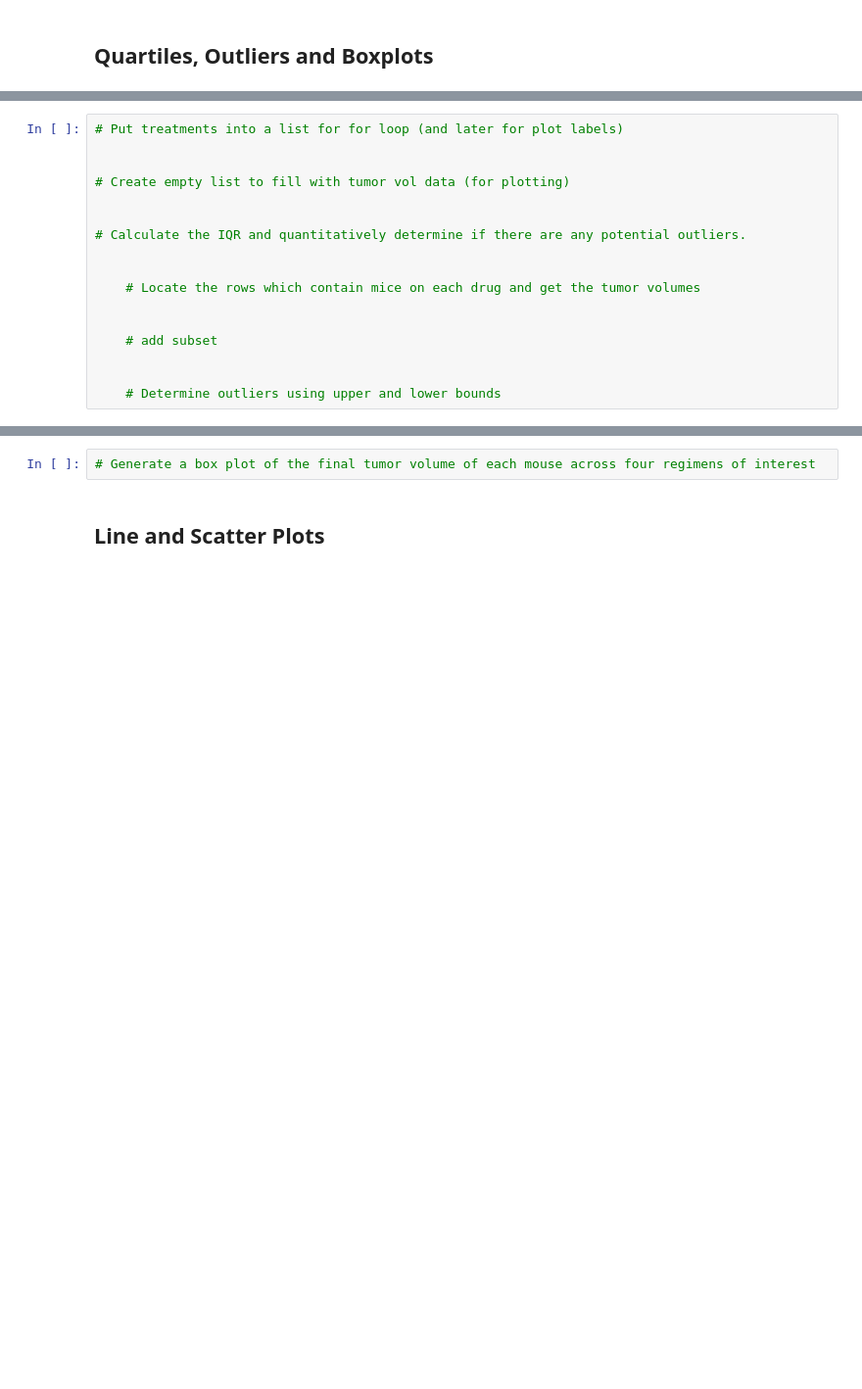
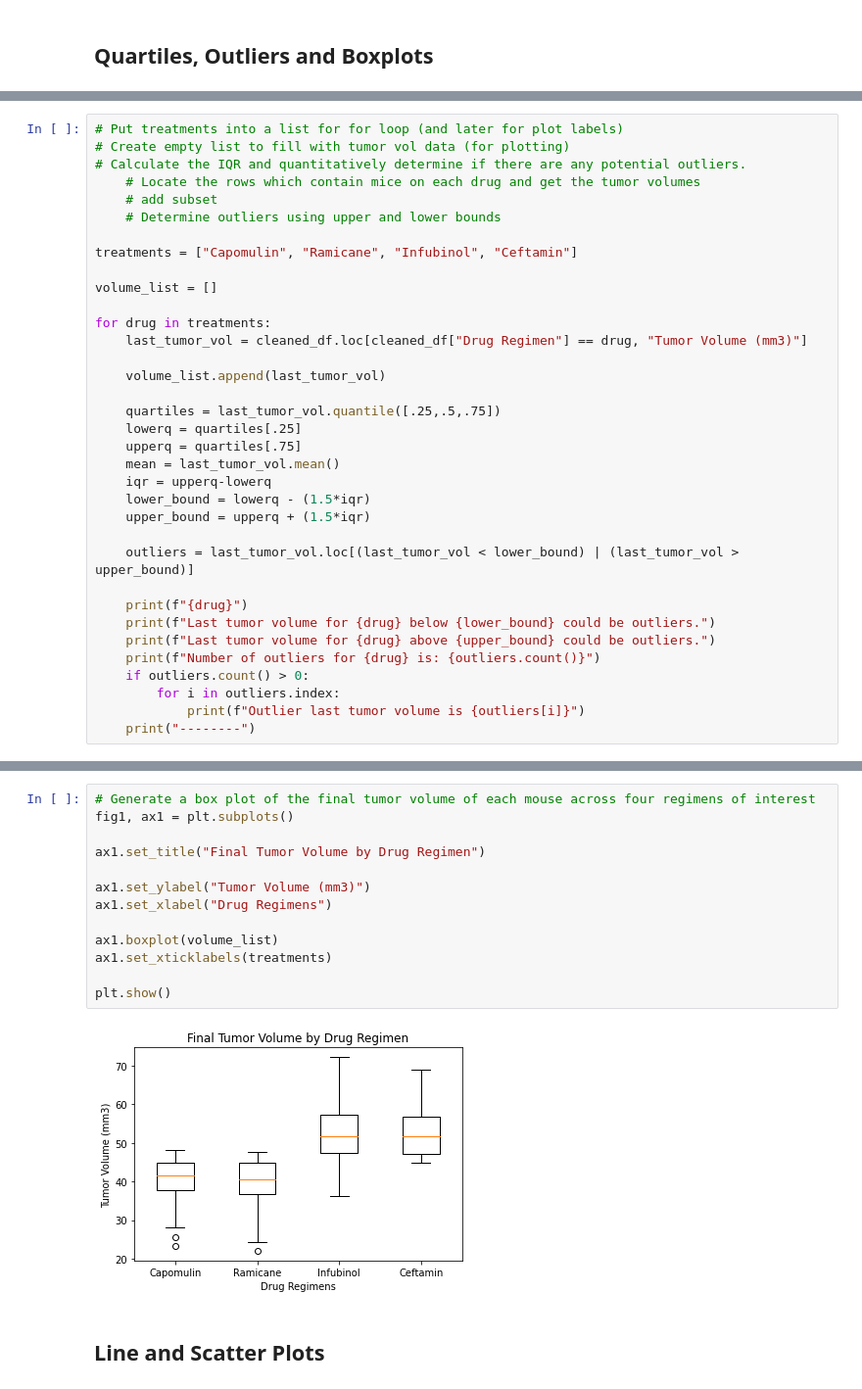
Before and after one commit to rrocha1297/matplotlib-challenge, a Jupyter notebook: pymaceuticals_starter.ipynb, the cells around one changed output, grey strips where cells are left out. Shown at 98% size. Drawn from its saved outputs; the diff is of its cells as text; blank space fills up the shorter version.

```diff
--- a/pymaceuticals_starter.ipynb
+++ b/pymaceuticals_starter.ipynb
@@ -201,17 +226,35 @@ plt.show()
 # %%
 # Put treatments into a list for for loop (and later for plot labels)
+# Create empty list to fill with tumor vol data (for plotting)
+# Calculate the IQR and quantitatively determine if there are any potential outliers.
+    # Locate the rows which contain mice on each drug and get the tumor volumes
+    # add subset
+    # Determine outliers using upper and lower bounds
 
+treatments = ["Capomulin", "Ramicane", "Infubinol", "Ceftamin"]
 
-# Create empty list to fill with tumor vol data (for plotting)
+volume_list = []
 
+for drug in treatments:
+    last_tumor_vol = cleaned_df.loc[cleaned_df["Drug Regimen"] == drug, "Tumor Volume (mm3)"]
 
-# Calculate the IQR and quantitatively determine if there are any potential outliers.
+    volume_list.append(last_tumor_vol)
 
+    quartiles = last_tumor_vol.quantile([.25,.5,.75])
+    lowerq = quartiles[.25]
+    upperq = quartiles[.75]
+    mean = last_tumor_vol.mean()
+    iqr = upperq-lowerq
+    lower_bound = lowerq - (1.5*iqr)
+    upper_bound = upperq + (1.5*iqr)
 
-    # Locate the rows which contain mice on each drug and get the tumor volumes
+    outliers = last_tumor_vol.loc[(last_tumor_vol < lower_bound) | (last_tumor_vol > upper_bound)]
 
-
-    # add subset
-
-
-    # Determine outliers using upper and lower bounds
+    print(f"{drug}")
+    print(f"Last tumor volume for {drug} below {lower_bound} could be outliers.")
+    print(f"Last tumor volume for {drug} above {upper_bound} could be outliers.")
+    print(f"Number of outliers for {drug} is: {outliers.count()}")
+    if outliers.count() > 0:
+        for i in outliers.index:
+            print(f"Outlier last tumor volume is {outliers[i]}")
+    print("--------")
@@ -218,5 +279,18 @@ plt.show()
 # %%
 # Generate a box plot of the final tumor volume of each mouse across four regimens of interest
+fig1, ax1 = plt.subplots()
+
+ax1.set_title("Final Tumor Volume by Drug Regimen")
+
+ax1.set_ylabel("Tumor Volume (mm3)")
+ax1.set_xlabel("Drug Regimens")
+
+ax1.boxplot(volume_list)
+ax1.set_xticklabels(treatments)
+
+plt.show()
+# %% [output]
+[figure, added]
 # %% [markdown]
 ## Line and Scatter Plots
 # %%
```
Also changed, not shown: parts of 7 cells of this notebook.
